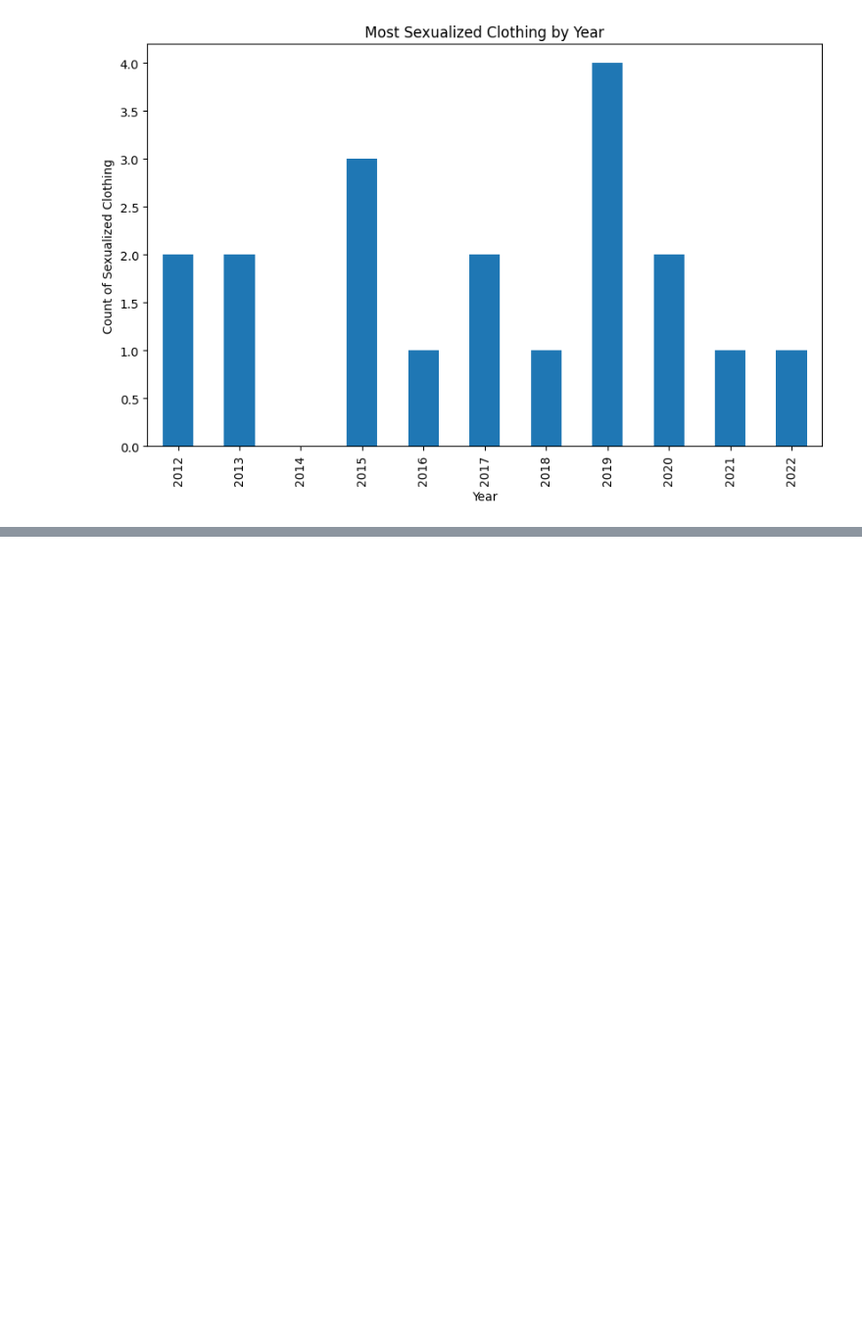
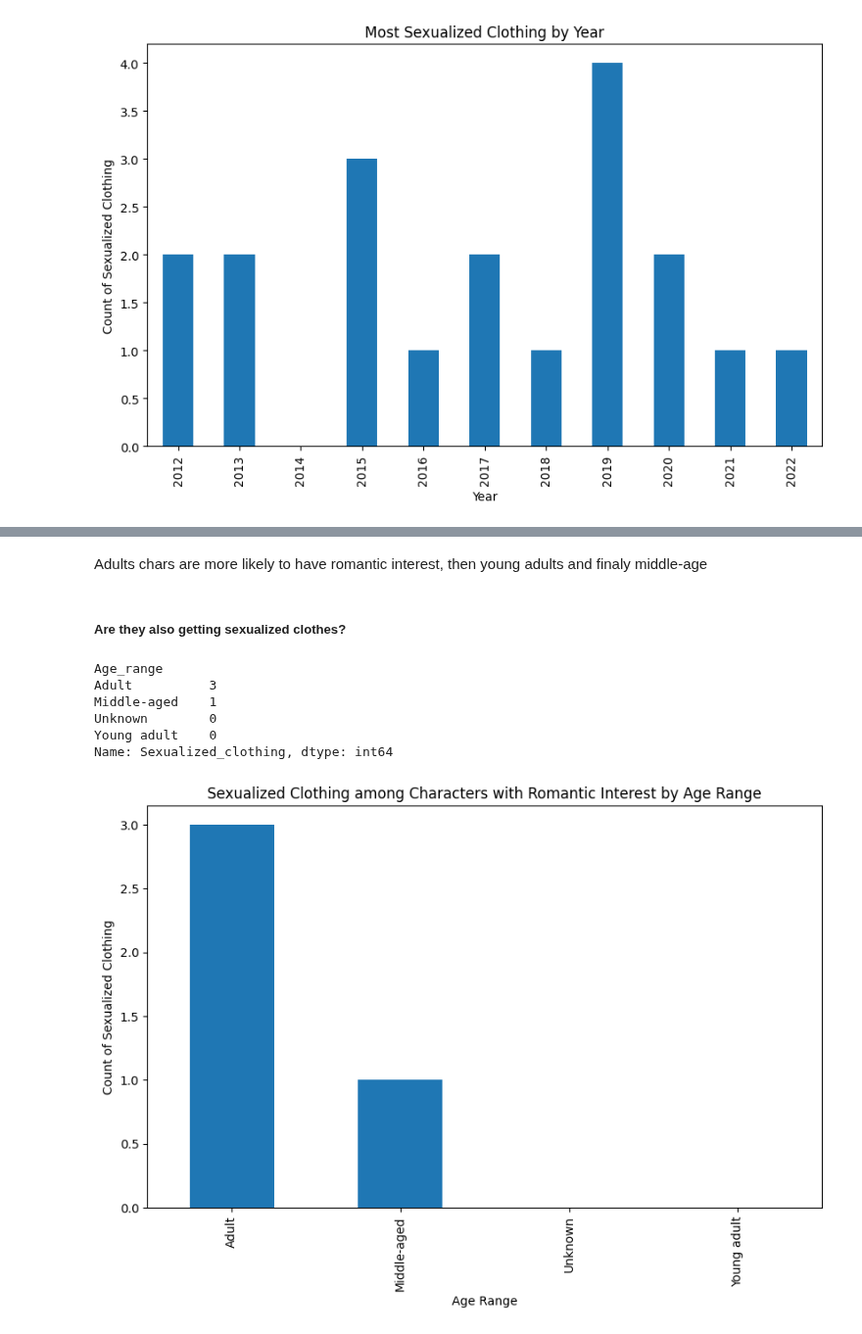
Before and after one commit to hayleyyryan/CFG_Degree_Project_Group_4, a Jupyter notebook: Jupyter_notebook/sexualized_data_exploration.ipynb, the cells around one changed output, grey strips where cells are left out. Shown at 98% size. Saved outputs shown, nothing was run; the diff lists cells and outputs as text; code cells hidden in the pictures; blank space fills up the shorter version.

```diff
--- a/Jupyter_notebook/sexualized_data_exploration.ipynb
+++ b/Jupyter_notebook/sexualized_data_exploration.ipynb
@@ -271,0 +326,28 @@ plt.show()
+# %% [markdown]
+Adults chars are more likely to have romantic interest, then young adults and finaly middle-age
+# %% [markdown]
+##### Are they also getting sexualized clothes?
+# %%
+# merging and filter on Romantic_Interest == 1
+romantic_characters = df_merged[df_merged['Romantic_Interest'] == 1]
+
+# group by age + sexualized_clothing
+age_sexualized_clothing = romantic_characters.groupby('Age_range')['Sexualized_clothing'].sum()
+age_sexualized_clothing
+# %% [output]
+Age_range
+Adult          3
+Middle-aged    1
+Unknown        0
+Young adult    0
+Name: Sexualized_clothing, dtype: int64
+# %%
+# Visuals
+plt.figure(figsize=(10, 6))
+age_sexualized_clothing.plot(kind='bar')
+plt.title('Sexualized Clothing among Characters with Romantic Interest by Age Range')
+plt.xlabel('Age Range')
+plt.ylabel('Count of Sexualized Clothing')
+plt.show()
+# %% [output]
+[figure, added]
```
Also changed, not shown: parts of 17 cells of this notebook.
